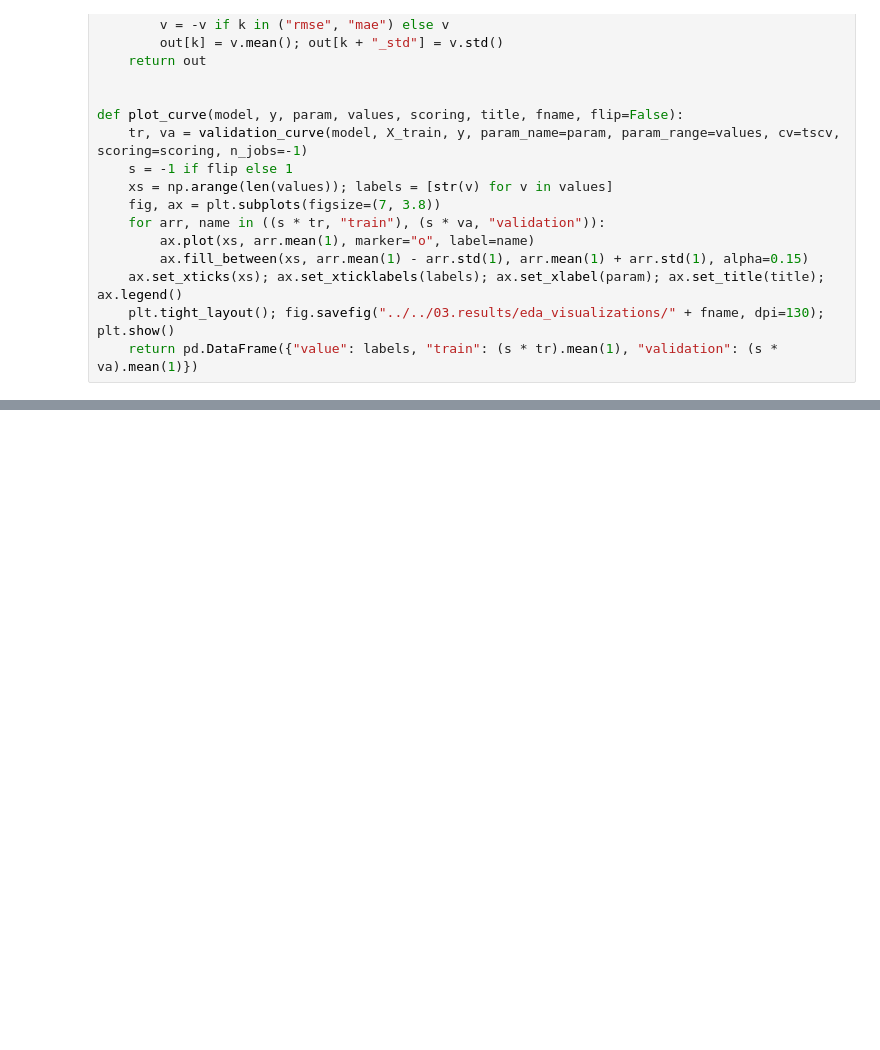
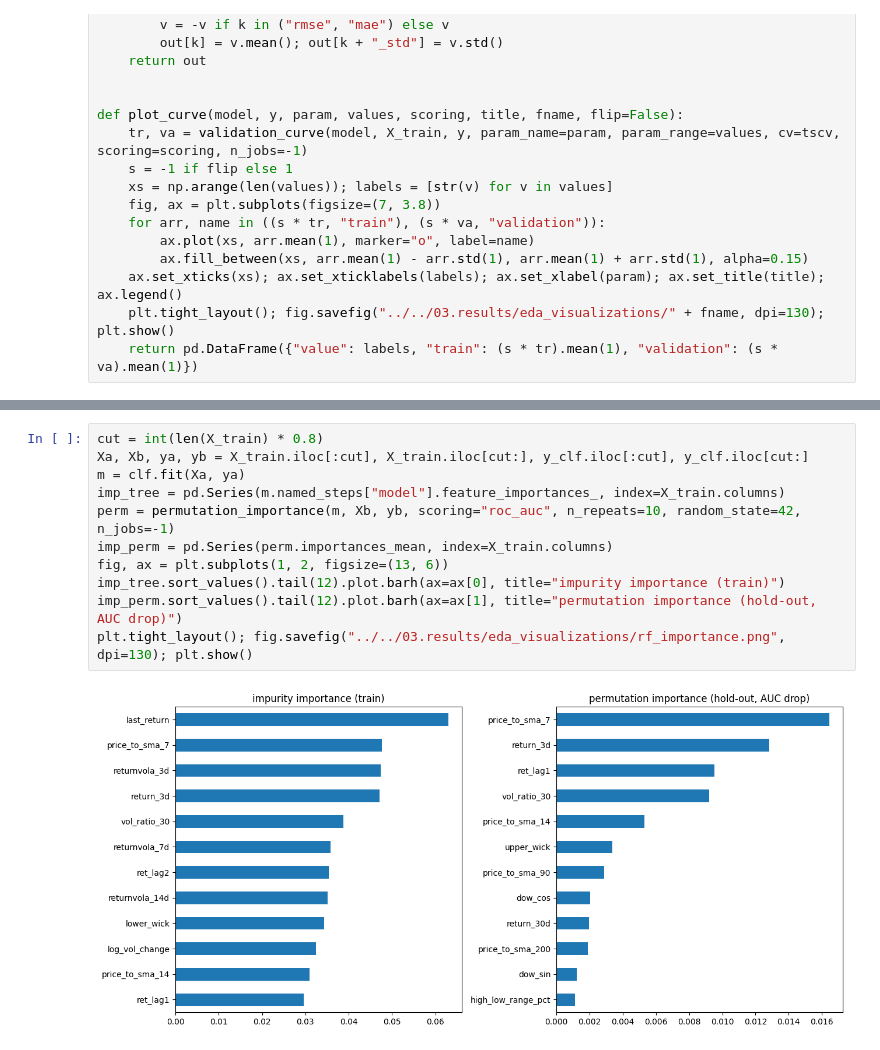
Before and after one commit to FaijAhamed-ML/ATOM-USDT-CRYPTOCURRENCY-ML-MODEL-PREDICTION, a Jupyter notebook: 02.notebook/03.model_Selection/02.random_forest.ipynb, the cells around one changed output, grey strips where cells are left out. Saved outputs shown, nothing was run; the diff lists cells and outputs as text; blank space fills up the shorter version.

```diff
--- a/02.notebook/03.model_Selection/02.random_forest.ipynb
+++ b/02.notebook/03.model_Selection/02.random_forest.ipynb
@@ -47,0 +64,13 @@ print({k: round(v, 4) for k, v in r_reg.items() if k != "task"}); print({k: roun
+# %%
+cut = int(len(X_train) * 0.8)
+Xa, Xb, ya, yb = X_train.iloc[:cut], X_train.iloc[cut:], y_clf.iloc[:cut], y_clf.iloc[cut:]
+m = clf.fit(Xa, ya)
+imp_tree = pd.Series(m.named_steps["model"].feature_importances_, index=X_train.columns)
+perm = permutation_importance(m, Xb, yb, scoring="roc_auc", n_repeats=10, random_state=42, n_jobs=-1)
+imp_perm = pd.Series(perm.importances_mean, index=X_train.columns)
+fig, ax = plt.subplots(1, 2, figsize=(13, 6))
+imp_tree.sort_values().tail(12).plot.barh(ax=ax[0], title="impurity importance (train)")
+imp_perm.sort_values().tail(12).plot.barh(ax=ax[1], title="permutation importance (hold-out, AUC drop)")
+plt.tight_layout(); fig.savefig("../../03.results/eda_visualizations/rf_importance.png", dpi=130); plt.show()
+# %% [output]
+[figure, added]
```
Also changed, not shown: parts of 5 cells of this notebook, 4 other files.
